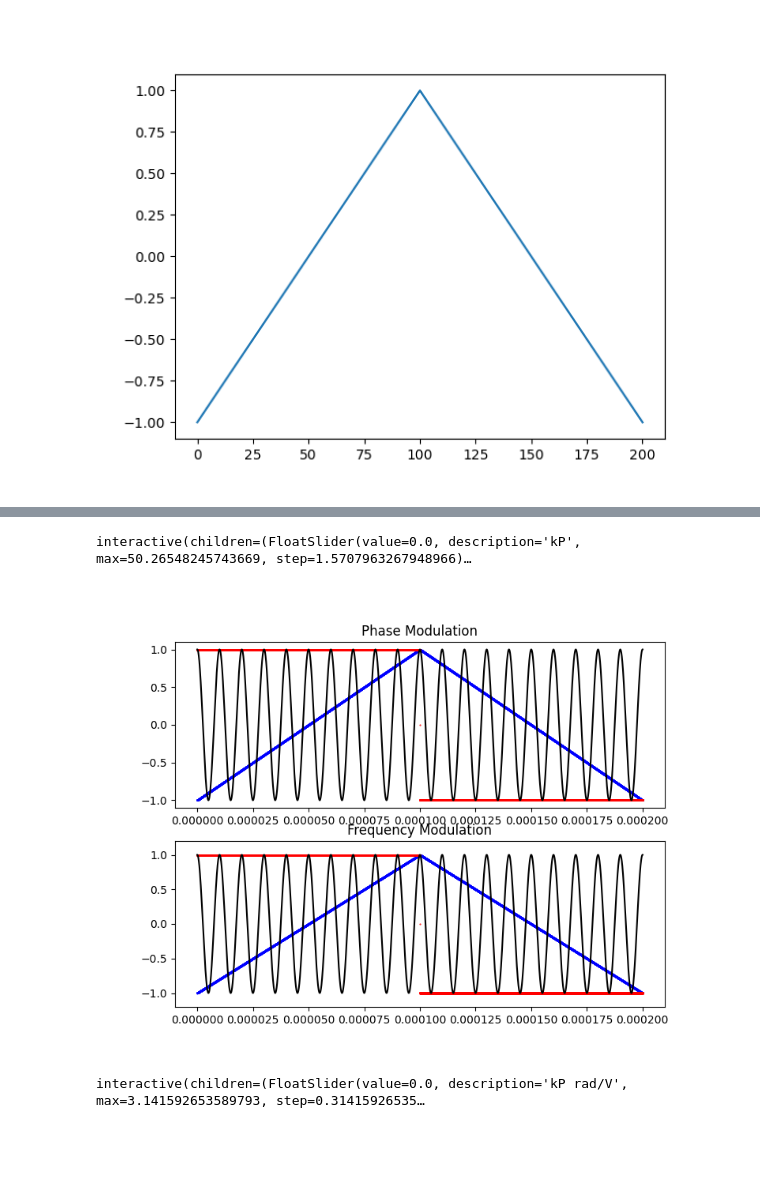
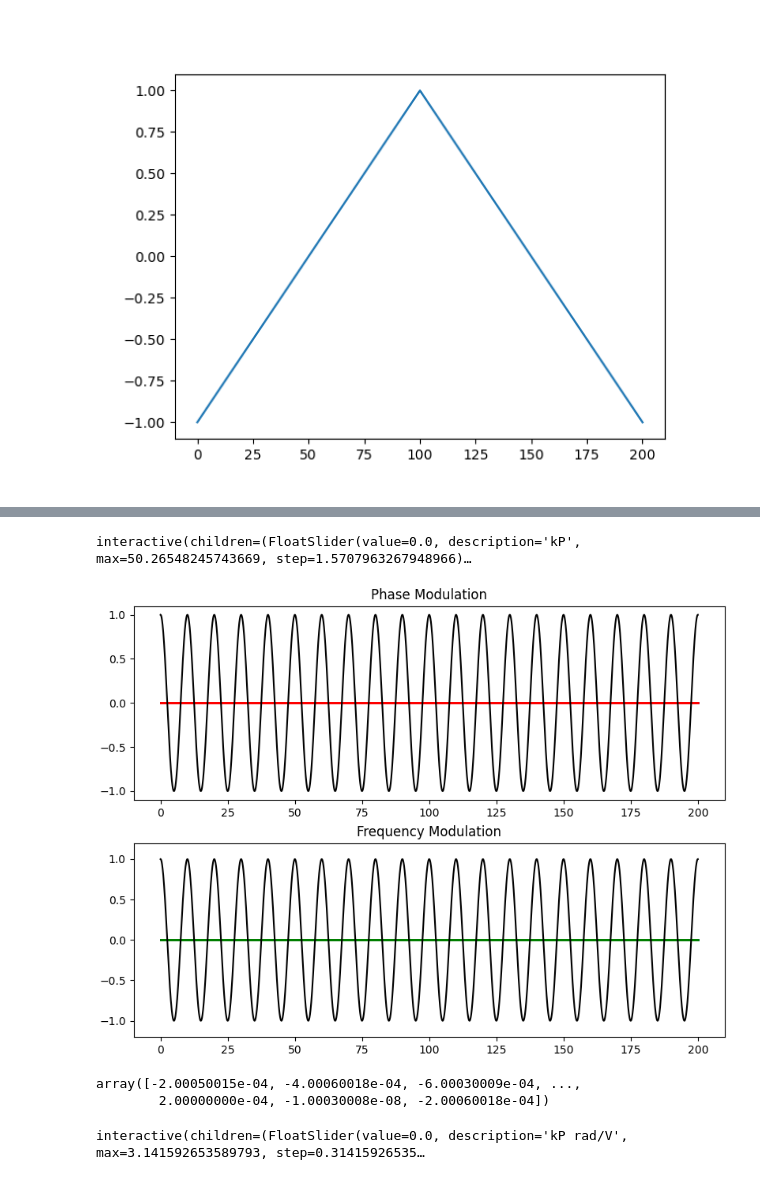
Before and after one commit to jmshea/comm, a Jupyter notebook: content/angle_mod.ipynb, the cells around one changed output, grey strips where cells are left out. Drawn from its saved outputs; the diff is of its cells as text; code cells hidden in the pictures; blank space fills up the shorter version.

Commit message:
Update displays of phase and freq for first PM/FM example

```diff
--- a/content/angle_mod.ipynb
+++ b/content/angle_mod.ipynb
@@ -106,22 +113,7 @@ interactive(children=(FloatSlider(value=0.0, description='kP', max=50.2654824574
 def plot_example_0501b(kP,kF):
     global fig, ax1, ax2, pm_mod, fm_mod
 
-    tri_amplitude = 1
-    tri_period = 2e-4
-
     kF=kF*1e-3
-    max_time = 1*tri_period
-    t_steps = 20000
-    t = np.linspace(0,max_time,t_steps)
-
-    m = triangle_wave(t, tri_amplitude, tri_period)
-
-    # Using gradient may smooth this rather than a first order approximation
-    m_dot = np.diff(m)/(max_time/t_steps)
-
-    # Convert carrier frequency to radians/sec
-    wc = 1e5 * 2*np.pi
-
     theta_PM = wc*t + kP*m
     theta_FM = wc*t + kF*np.cumsum(m)
 
@@ -142,49 +134,80 @@ def plot_example_0501b(kP,kF):
 
         #PM
         pm_mod.set_ydata(sP)
+        pm_phase.set_ydata(kP/(max_kP)*m*(np.max(sF)/np.max(m)))
+        pm_freq.set_ydata(kP/(max_kP)*m_dot*(np.max(sF)/np.max(m_dot)))
 
         #FM
         fm_mod.set_ydata(sF)
+        fm_phase.set_ydata(kF*m_sum/np.max(m_sum)/max_kF)
+        fm_freq.set_ydata(kF/max_kF*m*(np.max(sF)/np.max(m)))
 
         fig.canvas.draw()
 
 # Fixed parameters
 A = 1
+kP=0
+kF=0
+max_kP = 16*np.pi
+max_kF = 4*np.pi/1e3
 # Convert carrier frequency to radians/sec
 wc = 1e5 * 2*np.pi
+
+tri_amplitude = 1
+tri_period = 2e-4
+
+
+max_time = 1*tri_period
+t_steps = 20000
+t = np.linspace(0,max_time,t_steps)
+
+m = triangle_wave(t, tri_amplitude, tri_period)
+
+# Using gradient may smooth this rather than a first order approximation
+m_dot = np.diff(m)/(max_time/t_steps)
+m_sum = np.cumsum(m)
+
 
 theta_PM = wc*t + kP*m
 theta_FM = wc*t + kF*np.cumsum(m)
 sP = A * np.cos(theta_PM)
 sF = A * np.cos(theta_FM)
 
-
 # Set up the axes
-fig, axs = plt.subplot_mosaic([['PM'],['FM']], figsize=(8,6) )
+fig, axs = plt.subplot_mosaic([['PM'],['FM']], figsize=(8,6), constrained_layout=True )
 ax1 = axs['PM']
 ax2 = axs['FM']
 
 # Draw the initial plots
 ax1.set_title("Phase Modulation")
-ax1.plot(t[0:len(m)], m*(np.max(sF)/np.max(m)), '.b', markersize=1)
-ax1.plot(t[0:len(m_dot)], m_dot*(np.max(sP)/np.max(m_dot)), '.r', markersize=1)
-pm_mod = ax1.plot(t, sP, '-k')[0]
+pm_phase = ax1.plot(1e6*t[0:len(m)], kP/(max_kP)*m*(np.max(sF)/np.max(m)), '.b', markersize=1)[0]
+pm_freq = ax1.plot(1e6*t[0:len(m_dot)], kP/(max_kP)*m_dot*(np.max(sP)/np.max(m_dot)), '.r', markersize=1)[0]
+
+
+pm_mod = ax1.plot(1e6*t, sP, '-k')[0]
 
 
 ax2.set_title("Frequency Modulation")
-ax2.plot(t[0:len(m)], m*(np.max(sF)/np.max(m)), '.b', markersize=1)
-ax2.plot(t[0:len(m_dot)], m_dot*(np.max(sF)/np.max(m_dot)), '.r', markersize=1)
+fm_freq = ax2.plot(1e6*t[0:len(m)], kF/max_kF*m*(np.max(sF)/np.max(m)), '.b', markersize=1)[0]
+#ax2.plot(1e6*t[0:len(m_dot)], m_dot*(np.max(sF)/np.max(m_dot)), '.r', markersize=1)
+fm_phase = ax2.plot(1e6*t, kF*m_sum/np.max(m_sum)/max_kF, '.g', markersize=1)[0]
+
 ax2.set_ylim((-1.2*np.max(sF), 1.2*np.max(sF)))
-fm_mod = ax2.plot(t, sF, '-k')[0];
+fm_mod = ax2.plot(1e6*t, sF, '-k')[0];
 
 interact(
     plot_example_0501b,
-    kP = widgets.FloatSlider(min=0,max=16*np.pi, step=np.pi/2, value=0),
+    kP = widgets.FloatSlider(min=0,max=max_kP, step=np.pi/2, value=0),
     kF = widgets.FloatSlider(min=0,max=4*np.pi, step=1e-1*np.pi, value=0, description='kF * 1e3')
 );
 # %% [output]
 interactive(children=(FloatSlider(value=0.0, description='kP', max=50.26548245743669, step=1.5707963267948966)…
-[figure, old version]
+[figure, new version]
+# %%
+m_sum/np.max(m_sum)*2*np.pi/(4*np.pi)
+# %% [output]
+array([-2.00050015e-04, -4.00060018e-04, -6.00030009e-04, ...,
+        2.00000000e-04, -1.00030008e-08, -2.00060018e-04])
 # %%
 def square_wave(t, amplitude, period):
 
```
Also changed, not shown: parts of 2 cells of this notebook.
